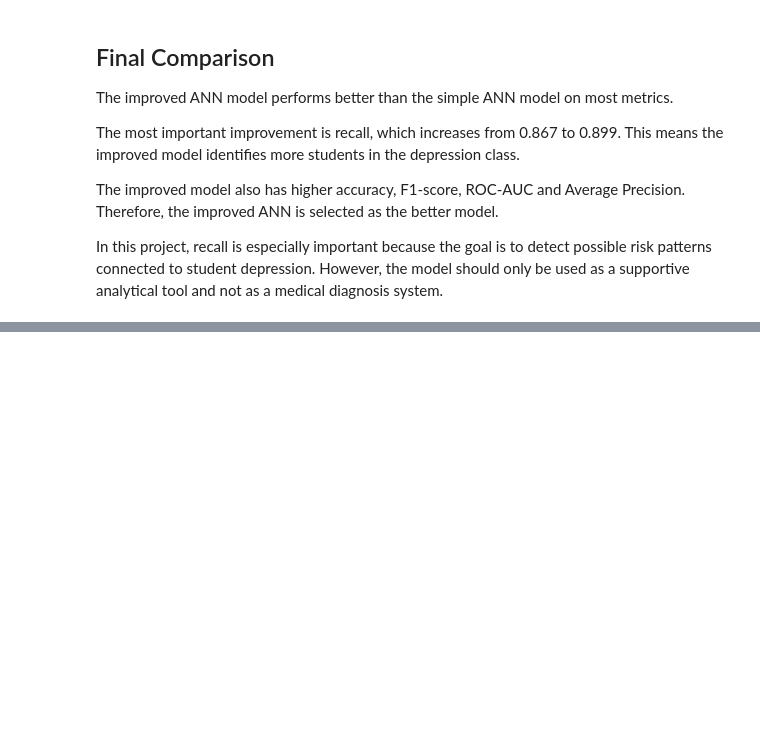
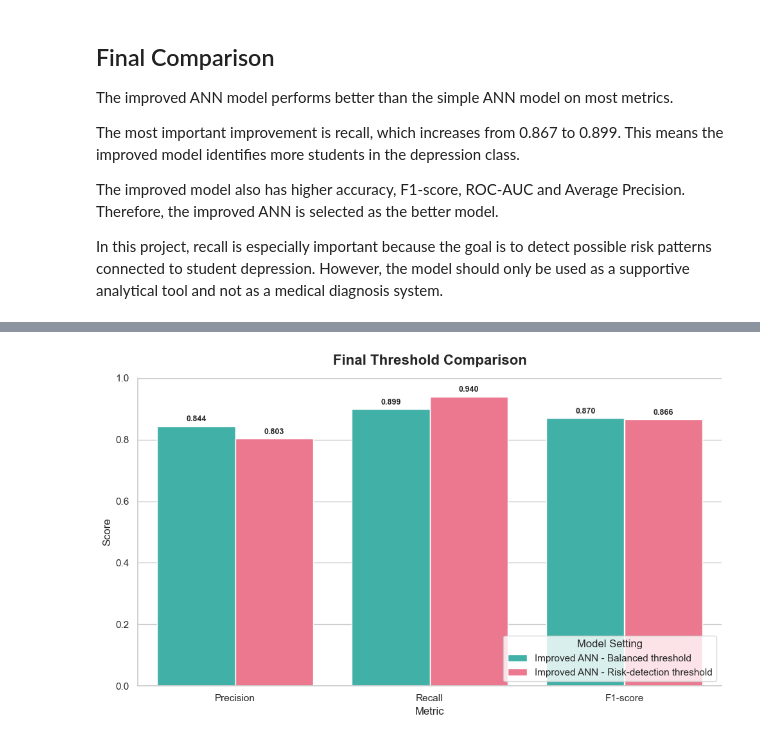
Before and after one commit to emmykristina/mental-health-prediction, a Jupyter notebook: notebooks/Mahtab/02_mahtab_preprocessing_ann.ipynb, the cells around one changed output, grey strips where cells are left out. Saved outputs shown, nothing was run; the diff lists cells and outputs as text; code cells hidden in the pictures; blank space fills up the shorter version.

```diff
--- a/notebooks/Mahtab/02_mahtab_preprocessing_ann.ipynb
+++ b/notebooks/Mahtab/02_mahtab_preprocessing_ann.ipynb
@@ -726,0 +882,19 @@ In this project, recall is especially important because the goal is to detect po
+# %%
+final_model_summary = pd.DataFrame({
+    "Model Setting": [
+        "Improved ANN - Balanced threshold",
+        "Improved ANN - Risk-detection threshold"
+    ],
+    "Threshold": [0.50, 0.35],
+    "Use Case": [
+        "Best overall balance between precision and recall",
+        "Higher recall and fewer false negatives"
+    ],
+    "Precision": [0.843966, 0.802718],
+    "Recall": [0.898715, 0.940024],
+    "F1-score": [0.870480, 0.865962],
+    "False Negatives": [331, 196],
+    "False Positives": [543, 755]
+})
+
+final_model_summary
@@ -726,0 +905,38 @@ In this project, recall is especially important because the goal is to detect po
+# %%
+final_threshold_plot_df = final_model_summary.melt(
+    id_vars=["Model Setting", "Threshold"],
+    value_vars=["Precision", "Recall", "F1-score"],
+    var_name="Metric",
+    value_name="Score"
+)
+
+plt.figure(figsize=(10, 6))
+
+ax = sns.barplot(
+    data=final_threshold_plot_df,
+    x="Metric",
+    y="Score",
+    hue="Model Setting",
+    palette=["#2EC4B6", "#FF6584"]
+)
+
+plt.title("Final Threshold Comparison", weight="bold", pad=15)
+plt.xlabel("Metric")
+plt.ylabel("Score")
+plt.ylim(0, 1)
+
+for container in ax.containers:
+    ax.bar_label(
+        container,
+        fmt="%.3f",
+        padding=3,
+        fontsize=9,
+        fontweight="bold"
+    )
+
+plt.legend(title="Model Setting", loc="lower right")
+sns.despine()
+plt.tight_layout()
+plt.show()
+# %% [output]
+[figure, added]
```
Also changed, not shown: parts of 8 cells of this notebook.
